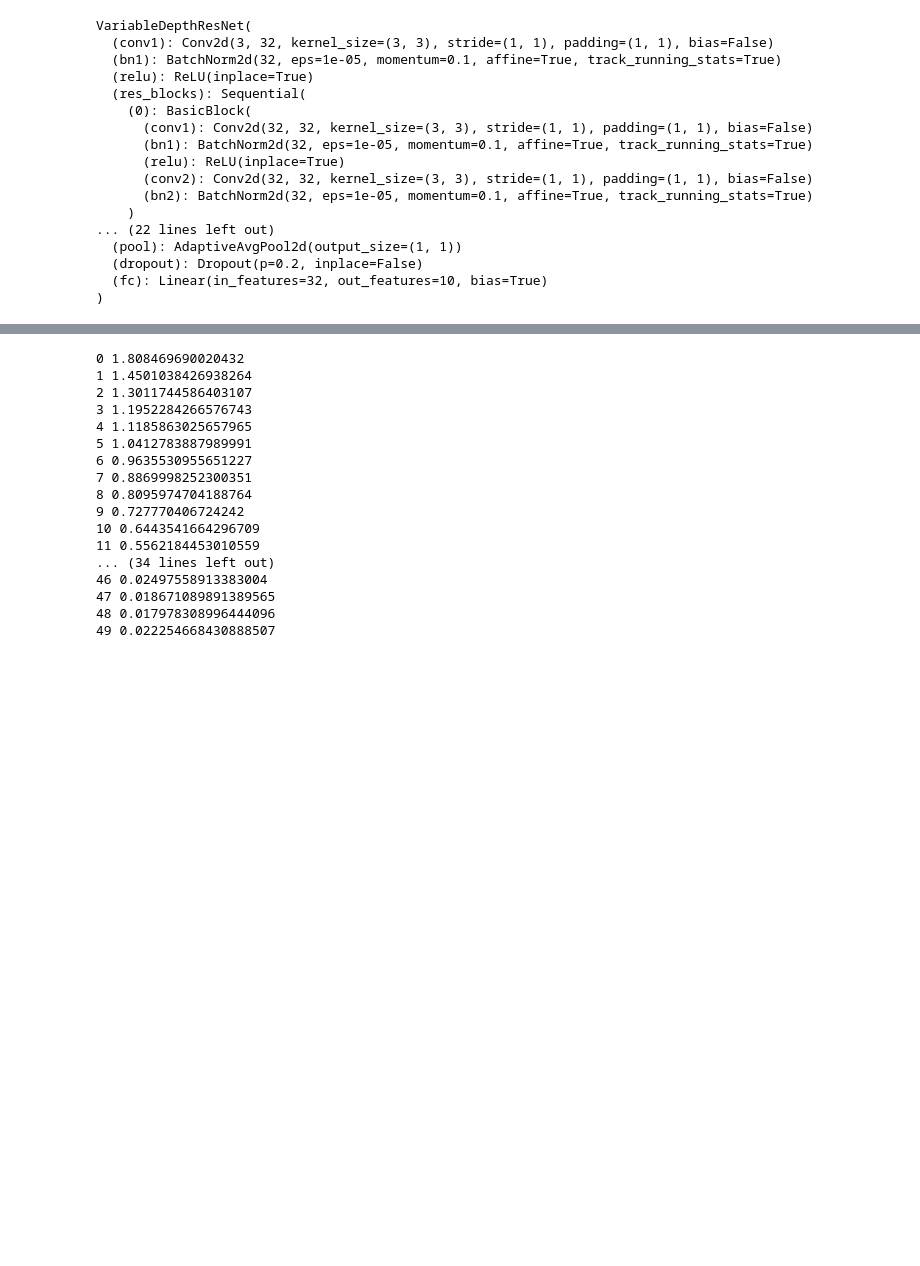
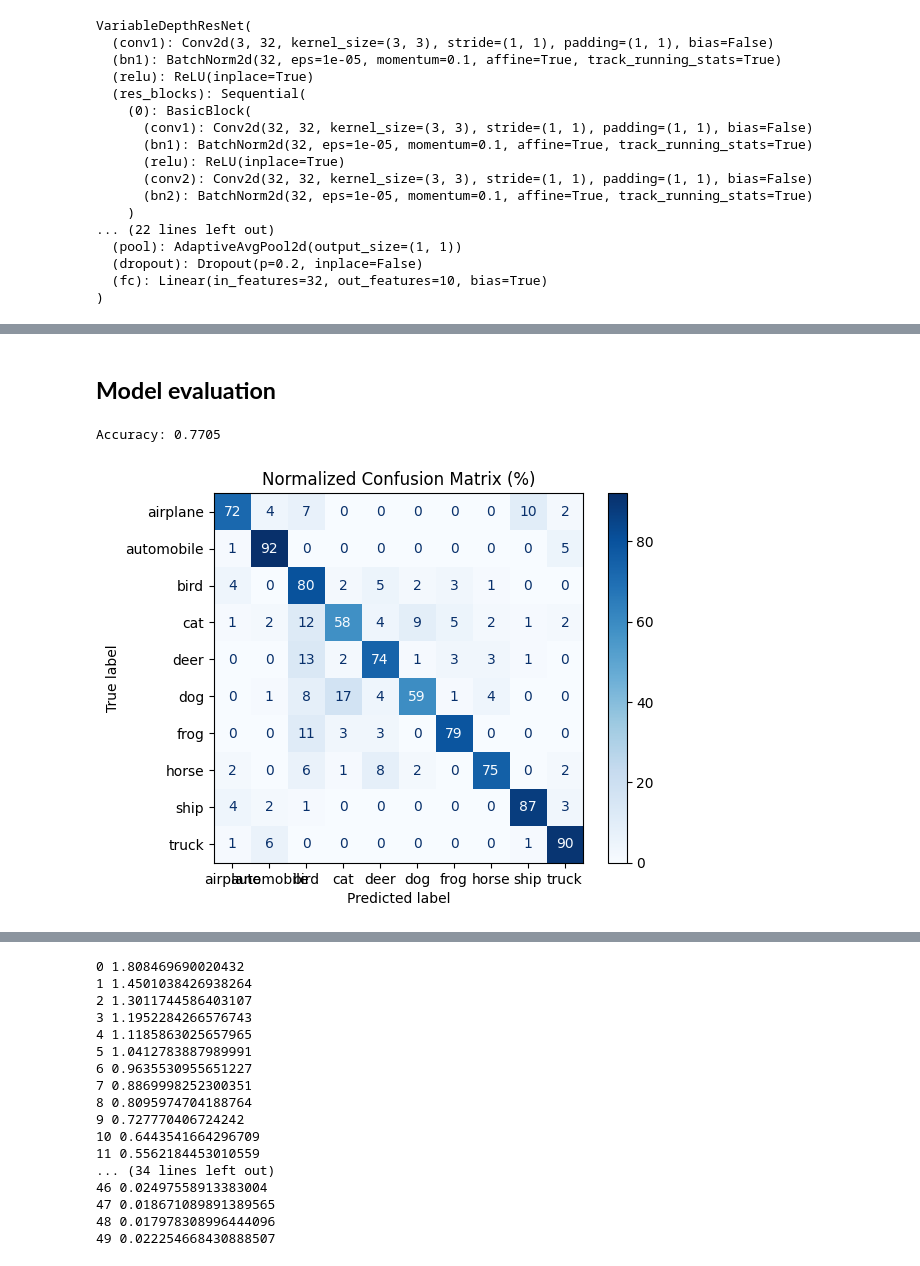
Before and after one commit to emile-kophi/AML_Labs, a Jupyter notebook: Exercise_4/Lab4_Adversarial_learning.ipynb, the cells around one changed output, grey strips where cells are left out. Cells and saved outputs as stored; diff of their text form; code cells hidden in the pictures; blank space fills up the shorter version.

```diff
--- a/Exercise_4/Lab4_Adversarial_learning.ipynb
+++ b/Exercise_4/Lab4_Adversarial_learning.ipynb
@@ -163,6 +121,0 @@ plt.show()
-# %%
-device = 'cuda' if torch.cuda.is_available() else 'cpu'
-model = CNN().to(device)
-
-loss =  nn.CrossEntropyLoss()
-optimizer = optim.AdamW(model.parameters(), lr=0.0001)
@@ -172,0 +175,41 @@ device
+# %% [markdown]
+## **Model evaluation**
+# %%
+# Ensure the model is in evaluation mode
+model.eval()
+y_pred = []
+y_gt = []
+
+with torch.no_grad():
+    for images, labels in testloader:
+        images, labels = images.to(device), labels.to(device)
+
+        # Forward pass
+        outputs = model(images)
+
+        # Get predicted class
+        preds = torch.argmax(outputs, dim=1)
+
+
+        y_pred.append(preds.cpu())
+        y_gt.append(labels.cpu())
+
+y_pred_t = torch.cat(y_pred)
+y_gt_t = torch.cat(y_gt)
+accuracy = metrics.accuracy_score(y_gt_t.numpy(), y_pred_t.numpy())
+print(f'Accuracy: {accuracy:.4f}')
+
+# Compute confusion matrix
+cm = metrics.confusion_matrix(y_gt_t.numpy(), y_pred_t.numpy())
+cmn = cm.astype(np.float32)
+cmn /= cmn.sum(axis=1)[:, np.newaxis]
+# Convert to percentages
+cmn = (100 * cmn).astype(np.int32)
+
+disp = metrics.ConfusionMatrixDisplay(cmn, display_labels=testset.classes)
+disp.plot(cmap=plt.cm.Blues, values_format='d')
+plt.title("Normalized Confusion Matrix (%)")
+plt.show()
+# %% [output]
+Accuracy: 0.7705
+[figure, added]
```
Also changed, not shown: parts of 24 cells of this notebook.
